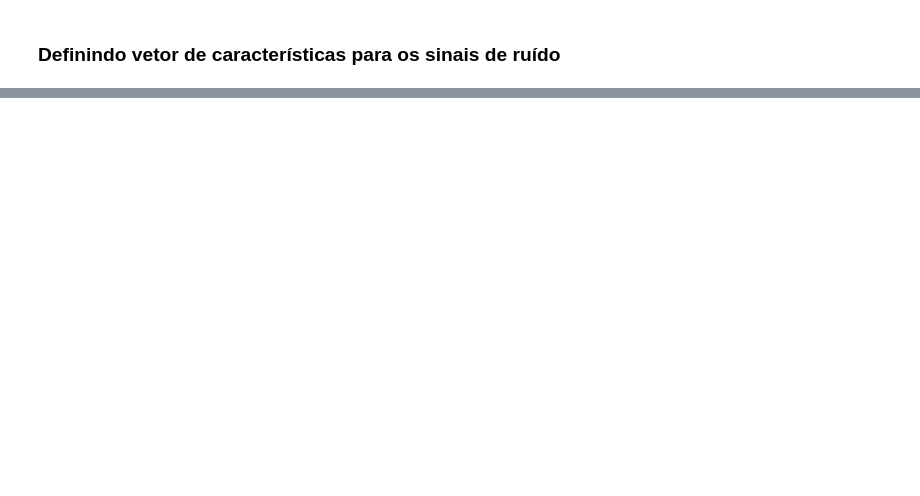
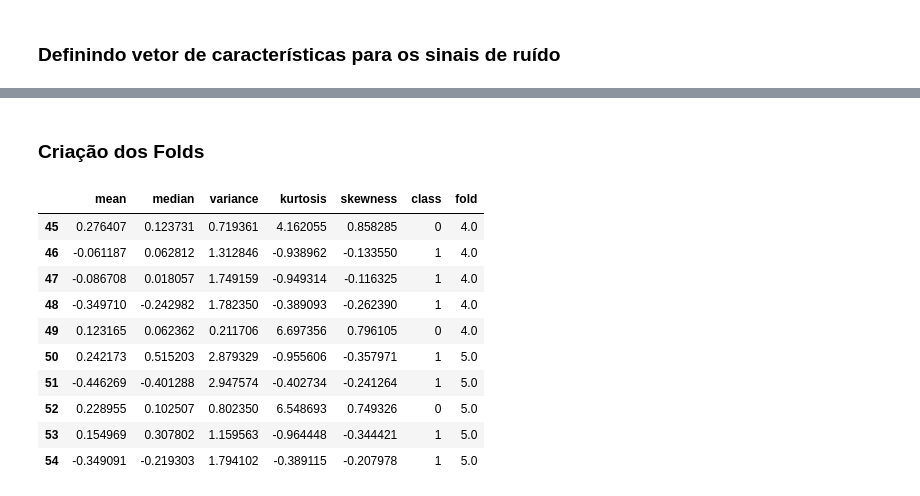
Before and after one commit to cardosorrenan/reconhecimentopadroes-ufc, a Jupyter notebook: trab1_k_nn.ipynb, the cells around one changed output, grey strips where cells are left out. Drawn from its saved outputs; the diff is of its cells as text; code cells hidden in the pictures; blank space fills up the shorter version.

```diff
--- a/trab1_k_nn.ipynb
+++ b/trab1_k_nn.ipynb
@@ -96,0 +83,6 @@ sns.scatterplot(x=noise_features['kurtosis'], y=noise_features['skew'], color='r
+# %%
+dataset = ecg_vector.append(noise_vector) # Concatena os dois vetores das classes
+dataset = dataset.sample(frac=1)          # Embaralha as linhas
+dataset = dataset.reset_index(drop=True)  # Reset dos índices criados nas células anteriores
+print('dataset', dataset.shape)
+dataset.head(10)                          # Exibe 10 amostras do nosso dataset
@@ -96,0 +102,21 @@ sns.scatterplot(x=noise_features['kurtosis'], y=noise_features['skew'], color='r
+# %% [markdown]
+### **Criação dos Folds**
+# %%
+dataset['fold'] = pd.DataFrame(data=[-1]*100)  # Todas as linhas da coluna 'fold' recebe -1, pois ainda não pertencem a nenhum fold
+
+for fold in list(range(0, 100, 10)):           # Como K=10, cada linha pertencerá a um fold [0, 1, ..., 9]
+  dataset.loc[fold:fold+10, 'fold'] = fold/10  # 0-10 recebe 0 / 10-20 recebe 1 / ... / 90-100 recebe 9
+
+dataset[45:55]                                 # Resultado: Linhas 48-52 do dataset
+# %% [output]
+|  | mean | median | variance | kurtosis | skewness | class | fold |
+| 45 | 0.276407 | 0.123731 | 0.719361 | 4.162055 | 0.858285 | 0 | 4.0 |
+| 46 | -0.061187 | 0.062812 | 1.312846 | -0.938962 | -0.133550 | 1 | 4.0 |
+| 47 | -0.086708 | 0.018057 | 1.749159 | -0.949314 | -0.116325 | 1 | 4.0 |
+| 48 | -0.349710 | -0.242982 | 1.782350 | -0.389093 | -0.262390 | 1 | 4.0 |
+| 49 | 0.123165 | 0.062362 | 0.211706 | 6.697356 | 0.796105 | 0 | 4.0 |
+| 50 | 0.242173 | 0.515203 | 2.879329 | -0.955606 | -0.357971 | 1 | 5.0 |
+| 51 | -0.446269 | -0.401288 | 2.947574 | -0.402734 | -0.241264 | 1 | 5.0 |
+| 52 | 0.228955 | 0.102507 | 0.802350 | 6.548693 | 0.749326 | 0 | 5.0 |
+| 53 | 0.154969 | 0.307802 | 1.159563 | -0.964448 | -0.344421 | 1 | 5.0 |
+| 54 | -0.349091 | -0.219303 | 1.794102 | -0.389115 | -0.207978 | 1 | 5.0 |
```
Also changed, not shown: parts of 13 cells of this notebook.
